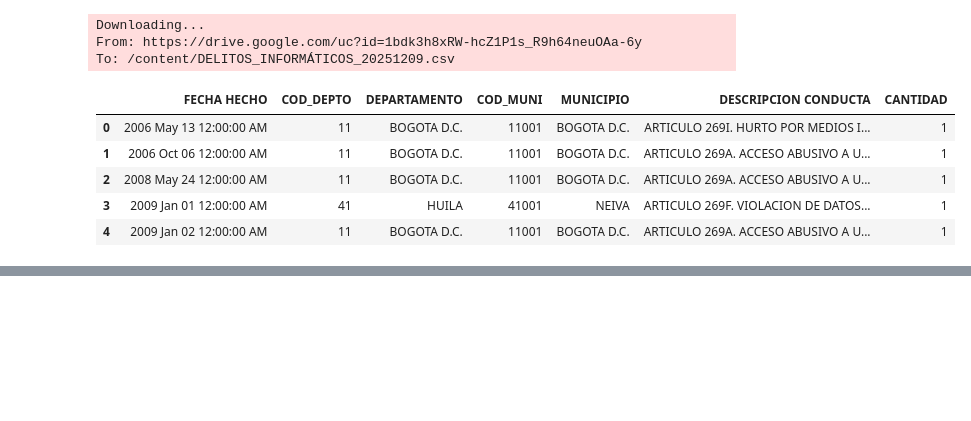
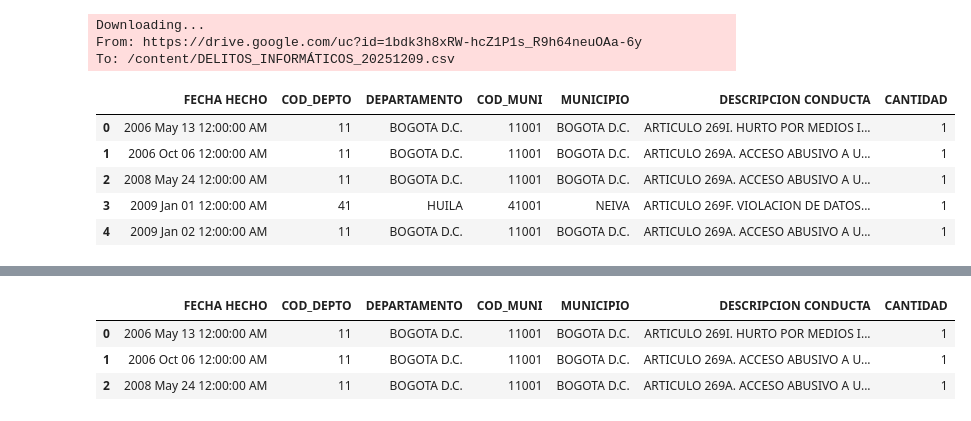
Before and after one commit to Cami050/proyecto_exploracion_datos, a Jupyter notebook: Proyecto_de_Datos.ipynb, the cells around one changed output, grey strips where cells are left out. Drawn from its saved outputs; the diff is of its cells as text; code cells hidden in the pictures; blank space fills up the shorter version.

Commit message:
Fase 1 configuración y carga del dataset

```diff
--- a/Proyecto_de_Datos.ipynb
+++ b/Proyecto_de_Datos.ipynb
@@ -37,3 +37,83 @@ To: /content/DELITOS_INFORMÁTICOS_20251209.csv
 | 2 | 2008 May 24 12:00:00 AM | 11 | BOGOTA D.C. | 11001 | BOGOTA D.C. | ARTICULO 269A. ACCESO ABUSIVO A U... | 1 |
 | 3 | 2009 Jan 01 12:00:00 AM | 41 | HUILA | 41001 | NEIVA | ARTICULO 269F. VIOLACION DE DATOS... | 1 |
 | 4 | 2009 Jan 02 12:00:00 AM | 11 | BOGOTA D.C. | 11001 | BOGOTA D.C. | ARTICULO 269A. ACCESO ABUSIVO A U... | 1 |
+# %%
+"""
+PROYECTO FINAL - DELITOS INFORMÁTICOS COLOMBIA
+==============================================
+FASE 1: CONFIGURACIÓN Y CARGA
+Responsable: NICK DURÁN
+Pregunta: Cargar dataset y verificar calidad básica
+"""
+
+print("="*70)
+print("FASE 1: CONFIGURACIÓN Y CARGA DEL DATASET")
+print("RESPONSABLE: NICK DURÁN")
+print("Fecha: Diciembre 2024")
+print("="*70)
+
+# 1. Conexión a Google Drive (según tu método)
+print("PASO 1: CONECTANDO A GOOGLE DRIVE...")
+from google.colab import drive
+drive.mount('/content/drive')
+print("Google Drive conectado")
+
+# 2. Instalación de librerías necesarias
+print("\n PASO 2: INSTALANDO LIBRERÍAS...")
+!pip install gdown plotly geopandas -q
+print("Librerías instaladas")
+
+# 3. Carga del dataset usando tu método
+print("\n PASO 3: CARGANDO EL DATASET...")
+import gdown
+import pandas as pd
+
+# ID del archivo obtenido del enlace público
+file_id = '1bdk3h8xRW-hcZ1P1s_R9h64neuOAa-6y'
+output_file = 'DELITOS_INFORMÁTICOS_20251209.csv'
+
+# URL de descarga directa de Google Drive
+url = f'https://drive.google.com/uc?id={file_id}'
+
+# Descargar el archivo
+gdown.download(url, output_file, quiet=False)
+
+# Cargar el archivo CSV en un DataFrame
+df = pd.read_csv(output_file)
+print(f"Dataset cargado exitosamente")
+print(f"Dimensiones: {df.shape[0]} filas × {df.shape[1]} columnas")
+
+# 4. Análisis inicial de calidad
+print("\n PASO 4: ANÁLISIS DE CALIDAD INICIAL")
+
+# Mostrar información general
+print("\n INFORMACIÓN GENERAL:")
+print(f"• Nombres de columnas ({len(df.columns)}):")
+for i, col in enumerate(df.columns, 1):
+    print(f"  {i:2d}. {col}")
+
+print(f"\n• Tipos de datos:")
+print(df.dtypes)
+
+# Valores nulos
+print("\n VALORES NULOS POR COLUMNA:")
+nulos = df.isnull().sum()
+for col, cantidad in nulos.items():
+    if cantidad > 0:
+        porcentaje = (cantidad / len(df)) * 100
+        print(f"{col}: {cantidad} nulos ({porcentaje:.2f}%)")
+
+# Duplicados en este caso no se retiran
+# duplicados = df.duplicated().sum()
+# print(f"\nFILAS DUPLICADAS: {duplicados} ({duplicados/len(df)*100:.2f}%)")
+
+# 5. Mostrar muestra inicial
+print("\n MUESTRA DEL DATASET (primeras 3 filas):")
+display(df.head(3))
+
+print("\n" + "="*70)
+print("FASE 1 COMPLETADA - NICK DURÁN")
+print("Dataset cargado y verificado")
+print("Próximo paso: Camila Rivera - Procesamiento de fechas")
+print("="*70)
+# %% [output]
@@ -39,0 +153,4 @@ To: /content/DELITOS_INFORMÁTICOS_20251209.csv
+|  | FECHA HECHO | COD_DEPTO | DEPARTAMENTO | COD_MUNI | MUNICIPIO | DESCRIPCION CONDUCTA | CANTIDAD |
+| 0 | 2006 May 13 12:00:00 AM | 11 | BOGOTA D.C. | 11001 | BOGOTA D.C. | ARTICULO 269I. HURTO POR MEDIOS I... | 1 |
+| 1 | 2006 Oct 06 12:00:00 AM | 11 | BOGOTA D.C. | 11001 | BOGOTA D.C. | ARTICULO 269A. ACCESO ABUSIVO A U... | 1 |
+| 2 | 2008 May 24 12:00:00 AM | 11 | BOGOTA D.C. | 11001 | BOGOTA D.C. | ARTICULO 269A. ACCESO ABUSIVO A U... | 1 |
```
Also changed, not shown: parts of 1 cell of this notebook.
